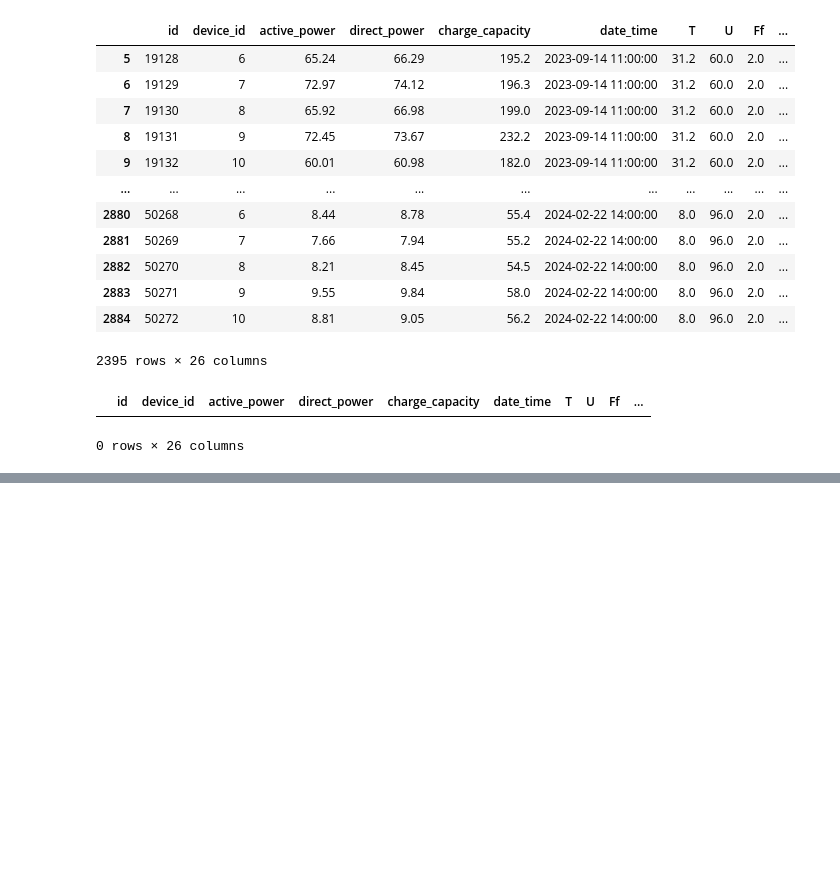
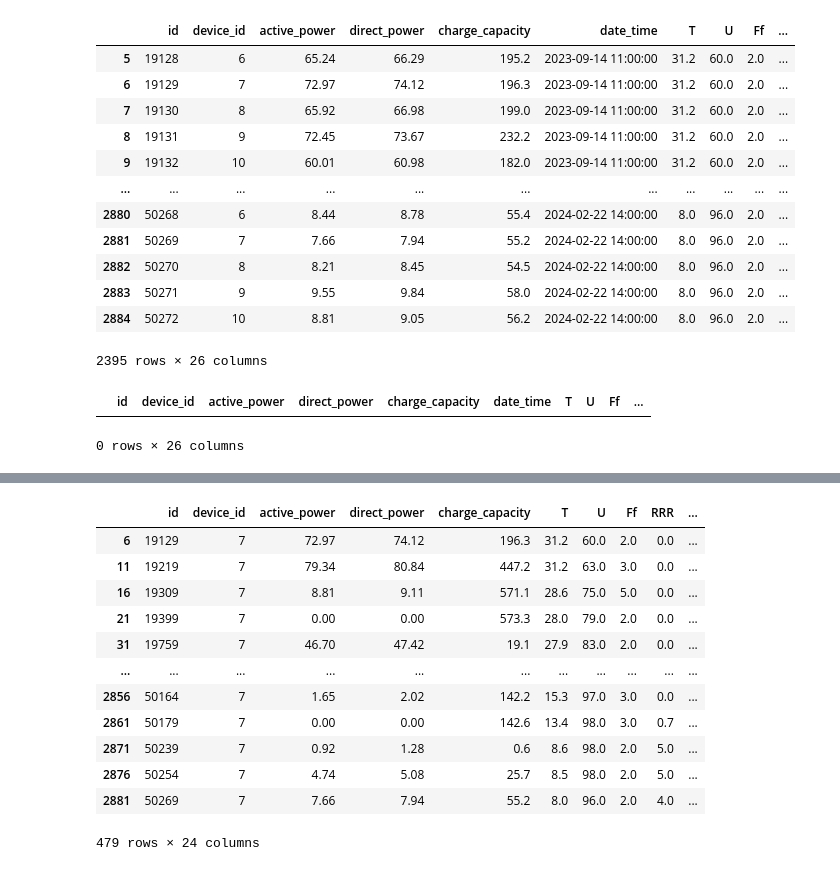
Before and after one commit to UGama/ChenTai_Power_Station, a Jupyter notebook: models_ cc.ipynb, the cells around one changed output, grey strips where cells are left out. Drawn from its saved outputs; the diff is of its cells as text; code cells hidden in the pictures; blank space fills up the shorter version.

```diff
--- a/models_ cc.ipynb
+++ b/models_ cc.ipynb
@@ -149,0 +239,18 @@ df.to_csv('df_cc_duplicate.csv')
+# %%
+df_dv7 = df[df['device_id'] == 7]
+df_dv7.to_csv('models_cc_data/df_dv7.csv')
+df_dv7
+# %% [output]
+|  | id | device_id | active_power | direct_power | charge_capacity | T | U | Ff | RRR | ... |
+| 6 | 19129 | 7 | 72.97 | 74.12 | 196.3 | 31.2 | 60.0 | 2.0 | 0.0 | ... |
+| 11 | 19219 | 7 | 79.34 | 80.84 | 447.2 | 31.2 | 63.0 | 3.0 | 0.0 | ... |
+| 16 | 19309 | 7 | 8.81 | 9.11 | 571.1 | 28.6 | 75.0 | 5.0 | 0.0 | ... |
+| 21 | 19399 | 7 | 0.00 | 0.00 | 573.3 | 28.0 | 79.0 | 2.0 | 0.0 | ... |
+| 31 | 19759 | 7 | 46.70 | 47.42 | 19.1 | 27.9 | 83.0 | 2.0 | 0.0 | ... |
+| ... | ... | ... | ... | ... | ... | ... | ... | ... | ... | ... |
+| 2856 | 50164 | 7 | 1.65 | 2.02 | 142.2 | 15.3 | 97.0 | 3.0 | 0.0 | ... |
+| 2861 | 50179 | 7 | 0.00 | 0.00 | 142.6 | 13.4 | 98.0 | 3.0 | 0.7 | ... |
+| 2871 | 50239 | 7 | 0.92 | 1.28 | 0.6 | 8.6 | 98.0 | 2.0 | 5.0 | ... |
+| 2876 | 50254 | 7 | 4.74 | 5.08 | 25.7 | 8.5 | 98.0 | 2.0 | 5.0 | ... |
+| 2881 | 50269 | 7 | 7.66 | 7.94 | 55.2 | 8.0 | 96.0 | 2.0 | 4.0 | ... |
+479 rows × 24 columns
```
Also changed, not shown: parts of 19 cells of this notebook, 8 other files.
